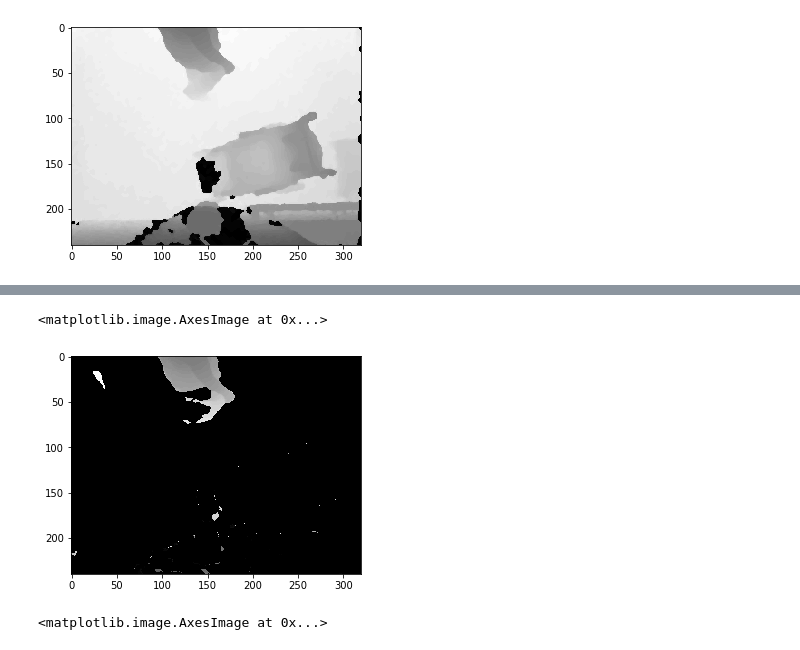
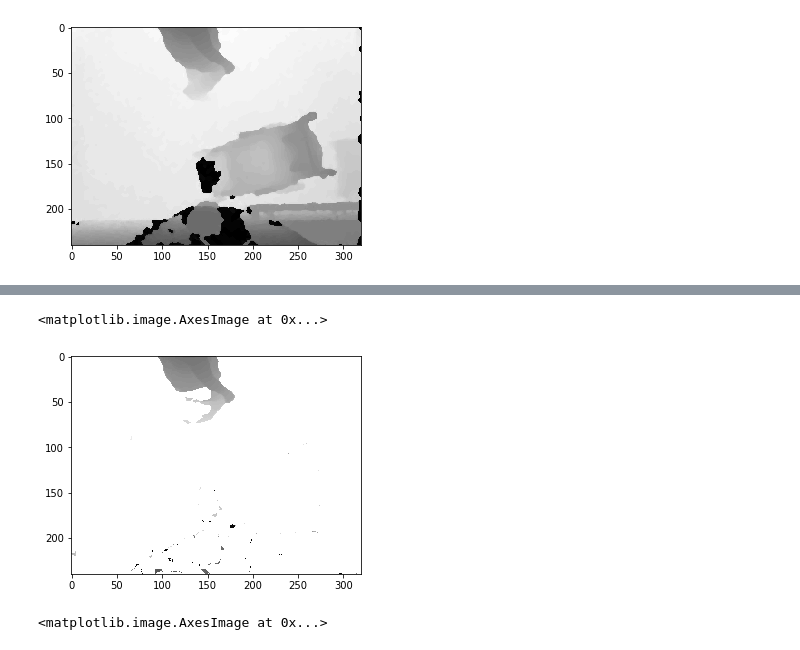
Before and after one commit to cemanuel/hand_hygiene, a Jupyter notebook: visualizing_data_and_experimenting_with_code.ipynb, the cells around one changed output, grey strips where cells are left out. Cells and saved outputs as stored; diff of their text form; code cells hidden in the pictures.

```diff
--- a/visualizing_data_and_experimenting_with_code.ipynb
+++ b/visualizing_data_and_experimenting_with_code.ipynb
@@ -311,9 +230,10 @@ plt.imshow(foreground4, cmap=plt.cm.gray)
 # %%
-img_med4[foreground4 == 0] = 0
-plt.imshow(img_med4, cmap=plt.cm.gray)
+img_med4_copy = np.copy(img_med4)
+img_med4_copy[foreground4 == 0] = np.amax(img_med4)
+plt.imshow(img_med4_copy, cmap=plt.cm.gray)
 # %% [output]
 <matplotlib.image.AxesImage at 0x...>
-[figure, old version]
+[figure, new version]
 # %%
 from skimage.filters import threshold_otsu
 thresh = threshold_otsu(img_med4)
```
Also changed, not shown: parts of 12 cells of this notebook, 4 other files.
